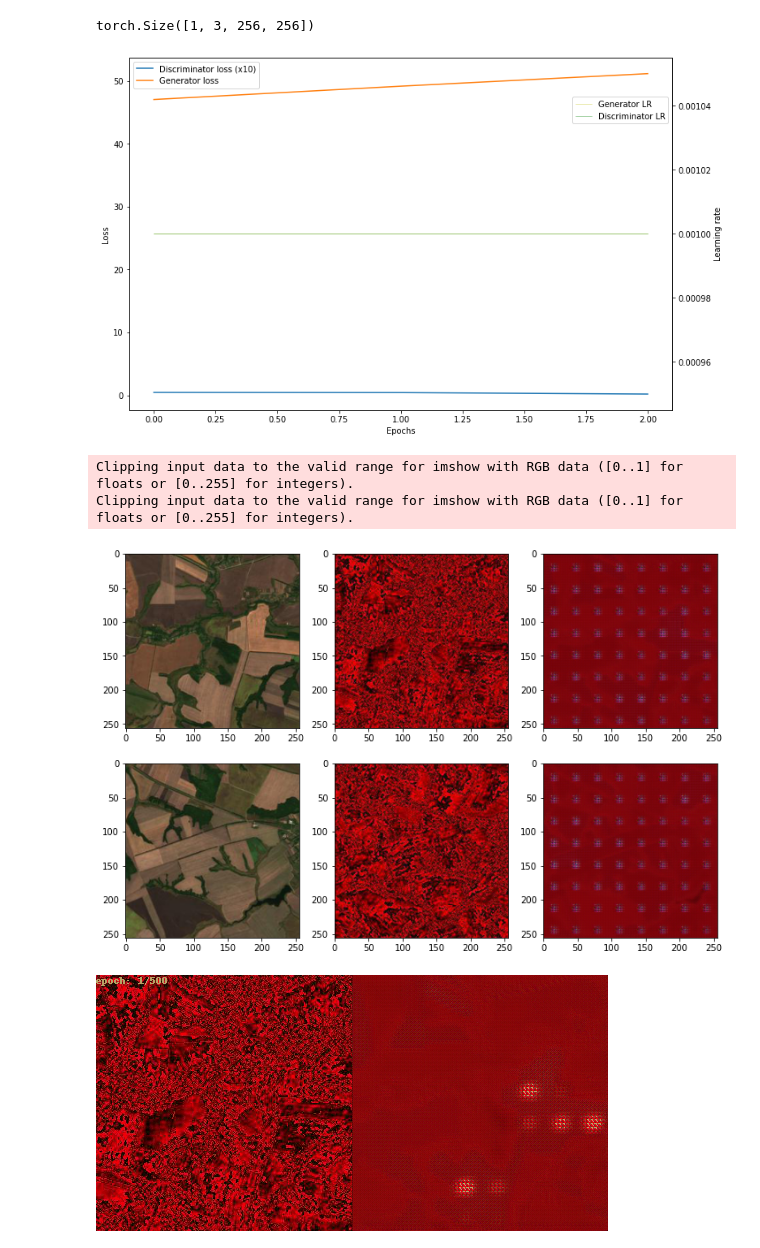
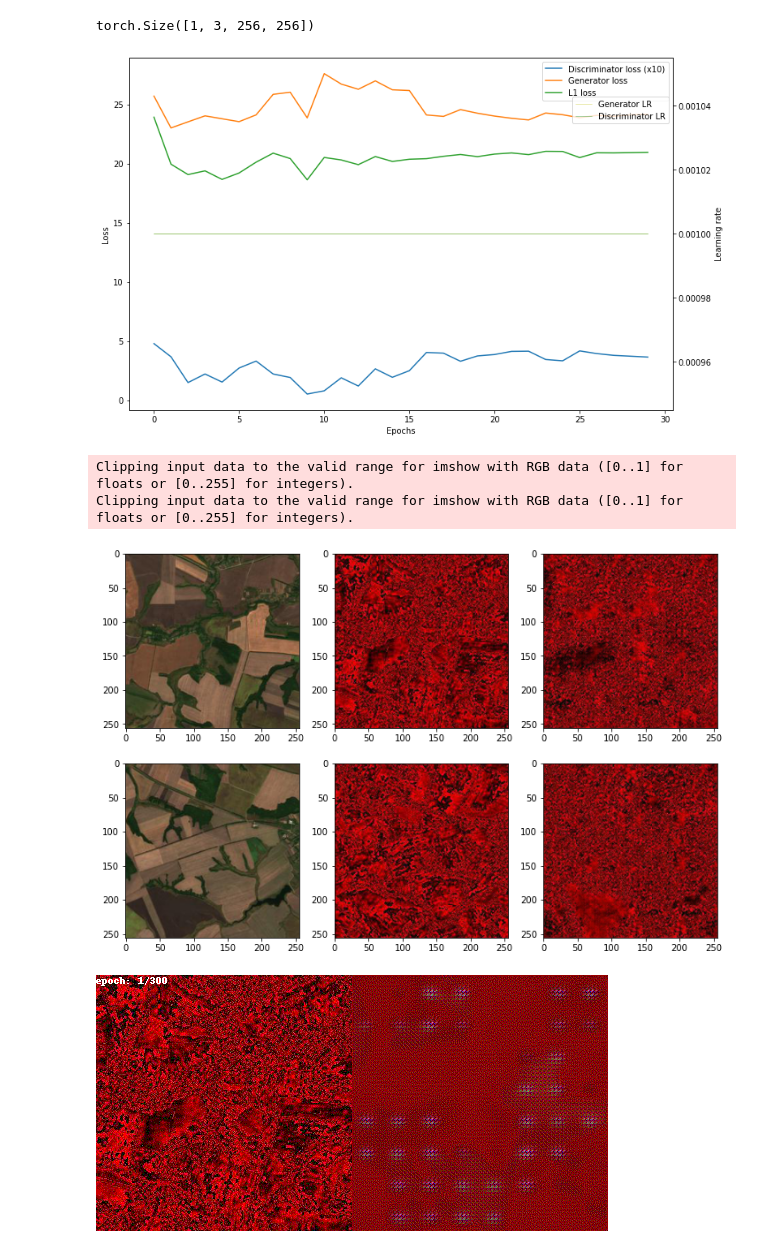
Before and after one commit to Naumenko-KM/MapTransfer, a Jupyter notebook: pix2pix/pix2pix.ipynb, the cells around one changed output. Saved outputs shown, nothing was run; the diff lists cells and outputs as text; code cells hidden in the pictures.

Commit message:
add L1 plot, change L1 to 200

```diff
--- a/pix2pix/pix2pix.ipynb
+++ b/pix2pix/pix2pix.ipynb
@@ -48,15 +52,15 @@ EVAL_DIR = 'evaluation'
 D_LEARNING_RATE = 1e-3
 G_LEARNING_RATE = 1e-3
 D_SCHEDULER_GAMMA = 1
-G_SCHEDULER_GAMMA = 0.8
+G_SCHEDULER_GAMMA = 0.5
 D_SCHEDULER_STEP = 100
 G_SCHEDULER_STEP = 80
 BATCH_SIZE = 64
 NUM_WORKERS = 0
 IMAGE_SIZE = 256
 CHANNELS_IMG = 3
-L1_LAMBDA = 500
-NUM_EPOCHS = 500
+L1_LAMBDA = 200
+NUM_EPOCHS = 300
 LOAD_MODEL = False
 SAVE_MODEL = True
 CHECKPOINT_DISC = "disc.pth"
@@ -123,11 +127,12 @@ def save_some_examples(gen, val_loader, epoch, folder, show_images=False):
         plt.show()
 
 
-def plot_loss_lr(D_loss, G_loss, G_LR_plot, D_LR_plot):
+def plot_loss_lr(D_loss, G_loss, L1_loss, G_LR_plot, D_LR_plot):
     fig, ax = plt.subplots(nrows=1, ncols=1, figsize=(12, 8))
     ax_lr = ax.twinx()
     ax.plot(D_loss, label='Discriminator loss (x10)')
     ax.plot(G_loss, label='Generator loss')
+    ax.plot(L1_loss, label='L1 loss')
     ax_lr.plot(G_LR_plot, color='y', label='Generator LR', linewidth=0.5, alpha=0.7)
     ax_lr.plot(D_LR_plot, color='g', label='Discriminator LR', linewidth=0.5, alpha=0.7)
 
@@ -414,7 +419,9 @@ torch.Size([1, 3, 256, 256])
 
 def train_fn(disc, gen, loader, opt_disc, opt_gen, l1_loss, bce, g_scaler, d_scaler, epoch):
     loop = tqdm(loader, leave=True)
-
+    D_loss_epoch = []
+    G_loss_epoch = []
+    L1_loss_epoch = []
     for idx, (x, y) in enumerate(loop):
         x = x.to(DEVICE)
         y = y.to(DEVICE)
@@ -451,13 +458,21 @@ def train_fn(disc, gen, loader, opt_disc, opt_gen, l1_loss, bce, g_scaler, d_sca
                 D_fake=torch.sigmoid(D_fake).mean().item(),
                 epoch=epoch+1
             )
+        D_loss_epoch.append(D_loss)
+        G_loss_epoch.append(G_loss)
+        L1_loss_epoch.append(L1)
 
-    return D_loss, G_loss
+    D_loss_epoch = torch.FloatTensor(D_loss_epoch).mean()
+    G_loss_epoch = torch.FloatTensor(G_loss_epoch).mean()
+    L1_loss_epoch = torch.FloatTensor(L1_loss_epoch).mean()
+
+    return D_loss_epoch, G_loss_epoch, L1_loss_epoch
 
 
 def main():
     D_loss =  []
     G_loss = []
+    L1_loss = []
     D_LR_plot = []
     G_LR_plot = []
     disc = Discriminator(in_channels=3).to(DEVICE)
@@ -490,38 +505,39 @@ def main():
     d_scaler = torch.cuda.amp.GradScaler()
     val_dataset = MapDataset(root_dir=VAL_DIR)
     val_loader = DataLoader(val_dataset, batch_size=1, shuffle=False)
 
     for epoch in range(NUM_EPOCHS):
         if epoch != 0:  # to plot LR properly (scaler worksinside train func)
             sheduler_disc.step()
             sheduler_gen.step()
 
-        D_loss_epoch, G_loss_epoch = train_fn(disc, gen, train_loader, opt_disc,
-                                              opt_gen, L1_LOSS, BCE, g_scaler, d_scaler, epoch)
+        D_loss_epoch, G_loss_epoch, L1_loss_epoch = train_fn(disc, gen, train_loader, opt_disc,
+                                                             opt_gen, L1_LOSS, BCE, g_scaler, d_scaler, epoch)
 
         if SAVE_MODEL and epoch % 5 == 0:
             save_checkpoint(gen, opt_gen, filename=CHECKPOINT_GEN)
             save_checkpoint(disc, opt_disc, filename=CHECKPOINT_DISC)
 
         D_loss_epoch *= 10
         D_loss.append(D_loss_epoch.cpu().detach().numpy())
         G_loss.append(G_loss_epoch.cpu().detach().numpy())
+        L1_loss.append(L1_loss_epoch.cpu().detach().numpy())
         D_LR_plot.append(sheduler_disc.get_last_lr())
         G_LR_plot.append(sheduler_gen.get_last_lr())
 
         display.clear_output(True)
-        plot_loss_lr(D_loss, G_loss, G_LR_plot, D_LR_plot)
+        plot_loss_lr(D_loss, G_loss, L1_loss, G_LR_plot, D_LR_plot)
         save_some_examples(gen, val_loader, epoch, folder=EVAL_DIR, show_images=True)
         if epoch % 5 == 0:
             save_gif(EVAL_DIR, NUM_EPOCHS)
         display_gif(EVAL_DIR)
 
 
 if __name__ == "__main__":
     main()
 # %% [output]
-[figure, old version]
+[figure, new version]
 Clipping input data to the valid range for imshow with RGB data ([0..1] for floats or [0..255] for integers).
 Clipping input data to the valid range for imshow with RGB data ([0..1] for floats or [0..255] for integers).
-[figure, old version]
+[figure, new version]
-[figure, old version]
+[figure, new version]
```
Also changed, not shown: parts of 1 cell of this notebook.
